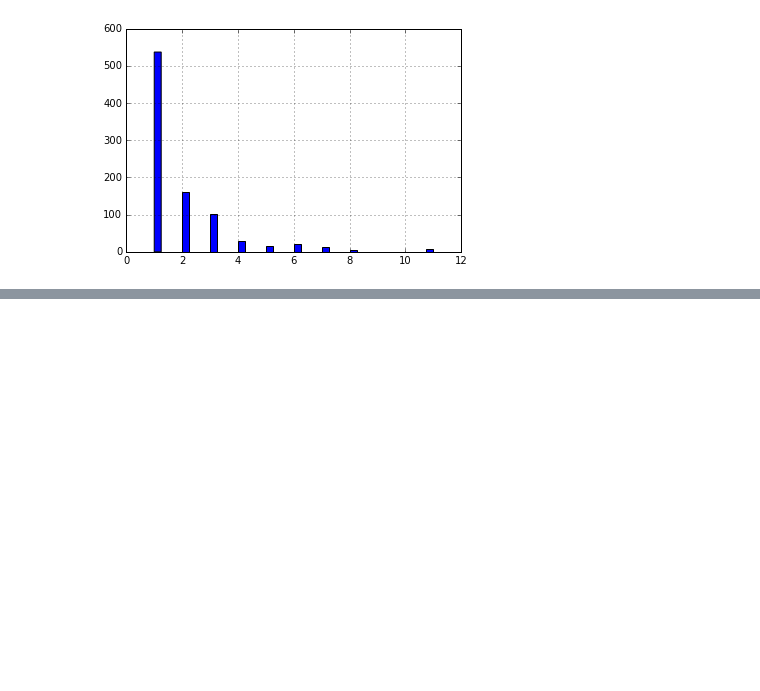
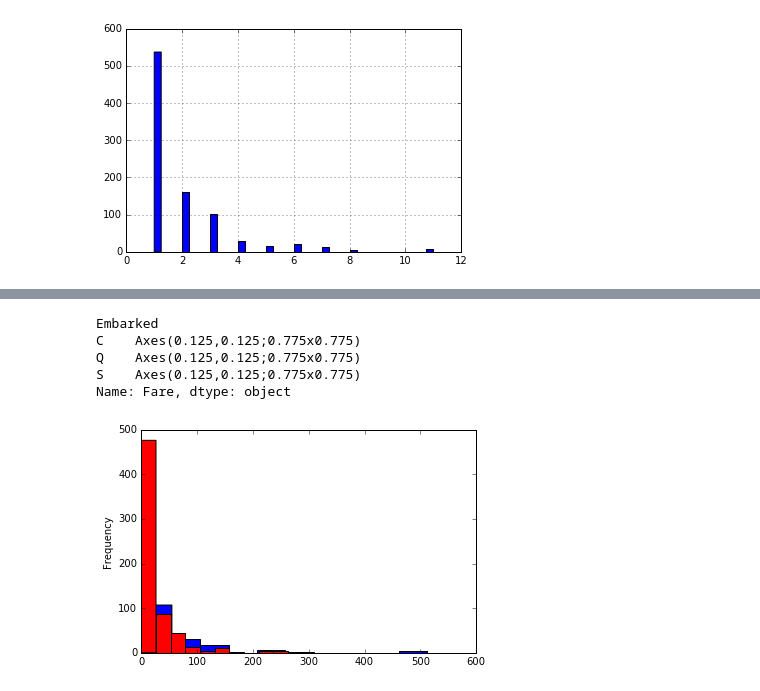
Before and after one commit to mrhenryyu/Data-Analysis-Portfolio, a Jupyter notebook: Titanic Analysis/Titanic Data Exploratory Analysis .ipynb, the cells around one changed output, grey strips where cells are left out. Saved outputs shown, nothing was run; the diff lists cells and outputs as text; code cells hidden in the pictures; blank space fills up the shorter version.

```diff
--- a/Titanic Analysis/Titanic Data Exploratory Analysis .ipynb
+++ b/Titanic Analysis/Titanic Data Exploratory Analysis .ipynb
@@ -279,0 +348,9 @@ df.Family.hist(bins = 40)
+# %%
+df.groupby('Embarked').Fare.plot(kind = 'hist')
+# %% [output]
+Embarked
+C    Axes(0.125,0.125;0.775x0.775)
+Q    Axes(0.125,0.125;0.775x0.775)
+S    Axes(0.125,0.125;0.775x0.775)
+Name: Fare, dtype: object
+[figure, added]
```
Also changed, not shown: parts of 39 cells of this notebook, 4 other files.
